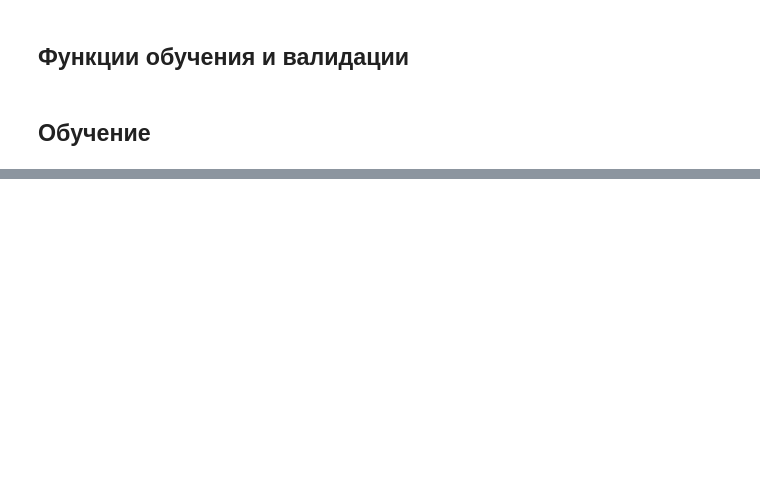
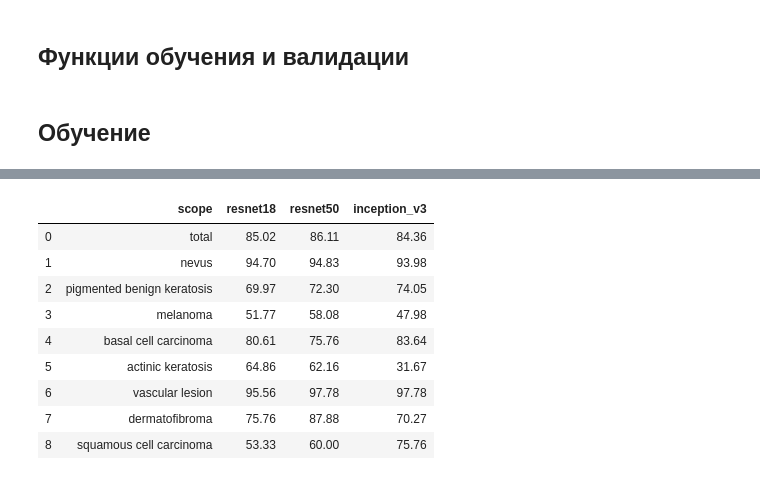
Before and after one commit to gurmaaan/MedNN, a Jupyter notebook: Trained_CNN_no_changes_in_data.ipynb, the cells around one changed output, grey strips where cells are left out. Cells and saved outputs as stored; diff of their text form; code cells hidden in the pictures; blank space fills up the shorter version.

```diff
--- a/Trained_CNN_no_changes_in_data.ipynb
+++ b/Trained_CNN_no_changes_in_data.ipynb
@@ -356,0 +334,13 @@ plot_learning_curve("nn/default/learning/inception_v3.json")
+# %%
+pd.read_csv("nn/default/models_score.csv", sep=';')
+# %% [output]
+|  | scope | resnet18 | resnet50 | inception_v3 |
+| 0 | total | 85.02 | 86.11 | 84.36 |
+| 1 | nevus | 94.70 | 94.83 | 93.98 |
+| 2 | pigmented benign keratosis | 69.97 | 72.30 | 74.05 |
+| 3 | melanoma | 51.77 | 58.08 | 47.98 |
+| 4 | basal cell carcinoma | 80.61 | 75.76 | 83.64 |
+| 5 | actinic keratosis | 64.86 | 62.16 | 31.67 |
+| 6 | vascular lesion | 95.56 | 97.78 | 97.78 |
+| 7 | dermatofibroma | 75.76 | 87.88 | 70.27 |
+| 8 | squamous cell carcinoma | 53.33 | 60.00 | 75.76 |
```
Also changed, not shown: parts of 7 cells of this notebook.
